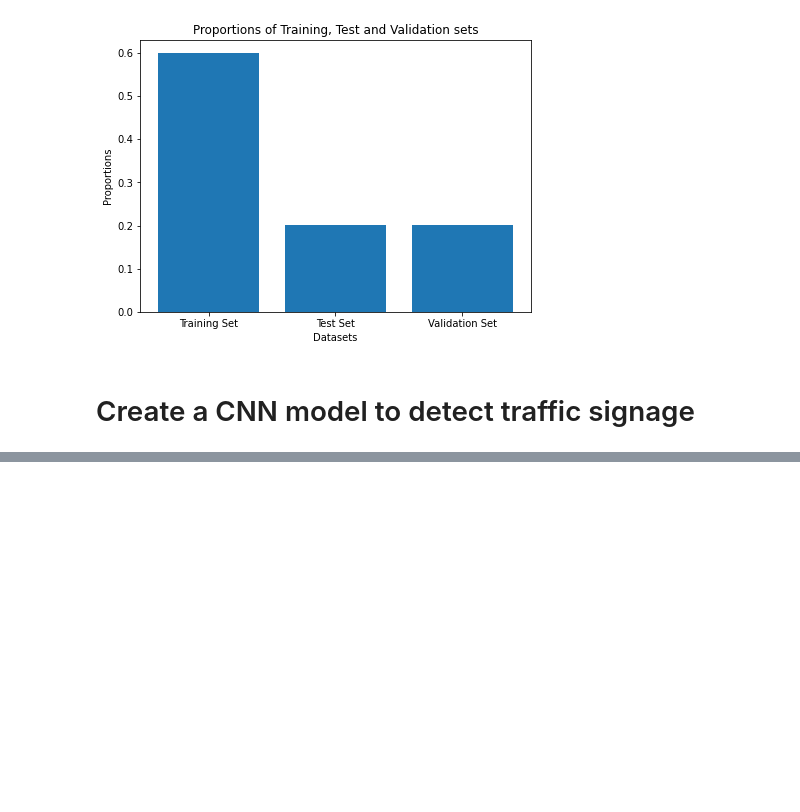
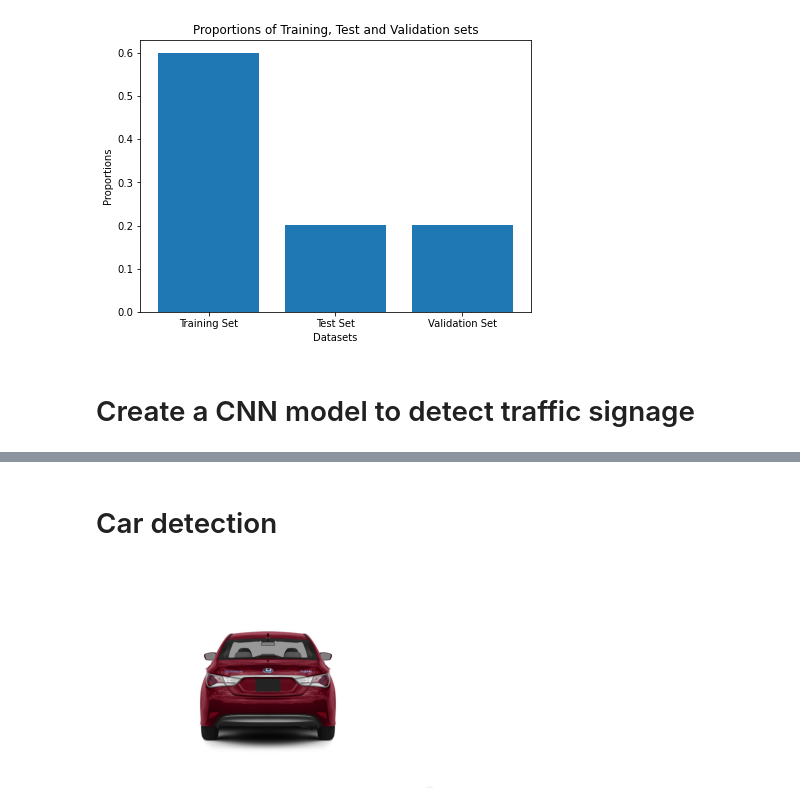
Before and after one commit to jesseg102/ADS-508--Cloud-Computing, a Jupyter notebook: final_project.ipynb, the cells around one changed output, grey strips where cells are left out. Cells and saved outputs as stored; diff of their text form; code cells hidden in the pictures; blank space fills up the shorter version.

```diff
--- a/final_project.ipynb
+++ b/final_project.ipynb
@@ -721,0 +896,28 @@ AttributeError: module 'numpy' has no attribute 'typeDict'
+# %% [markdown]
+# Car detection
+# %%
+# First ensure access to the S3 file & load an image
+
+# Define the S3 bucket and prefix
+bucket_name_car_type = 'final.project.data.508'
+prefix_key_car_type = 'vehicle_type_upd/cars_train/cars_train/'
+image_key_car_type = '00004.jpg'
+
+# Create a Boto3 S3 client
+s3_client = boto3.client('s3')
+
+# Load the image from S3
+image_object = s3_client.get_object(Bucket=bucket_name_car_type, Key=f'{prefix_key_car_type}{image_key_car_type}')
+
+# Read the image data from the object
+image_data = image_object['Body'].read()
+
+# Open the image using PIL
+image = Image.open(io.BytesIO(image_data))
+
+# Display the image
+plt.imshow(image)
+plt.axis('off')
+plt.show()
+# %% [output]
+[figure, added]
```
Also changed, not shown: parts of 17 cells of this notebook.
